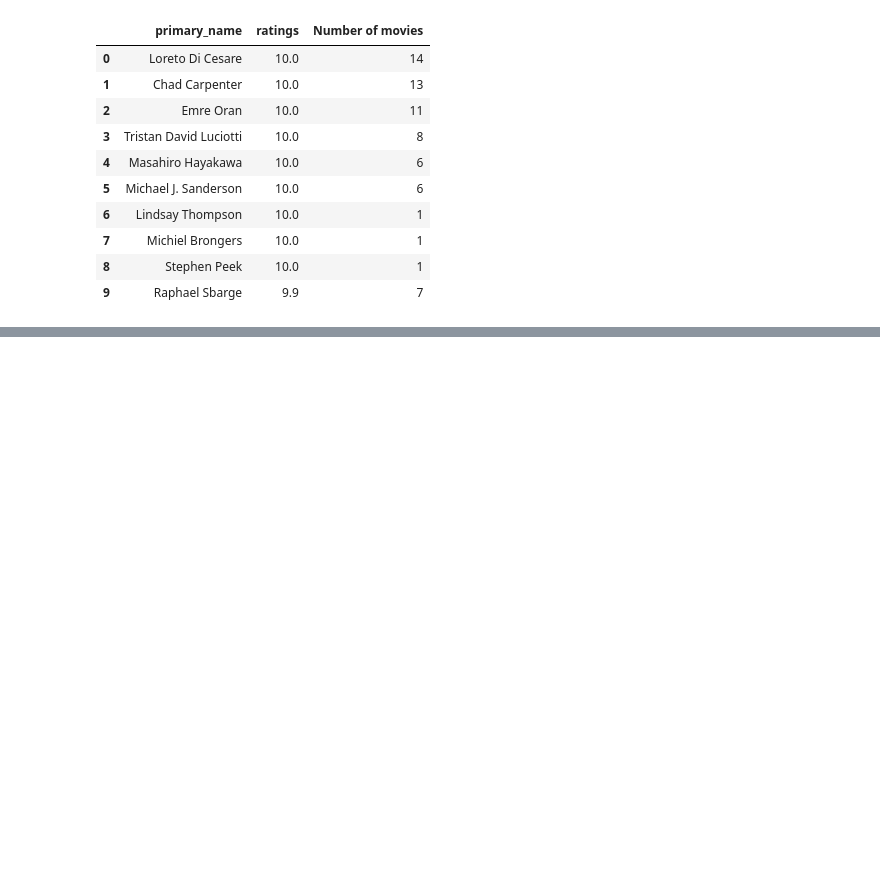
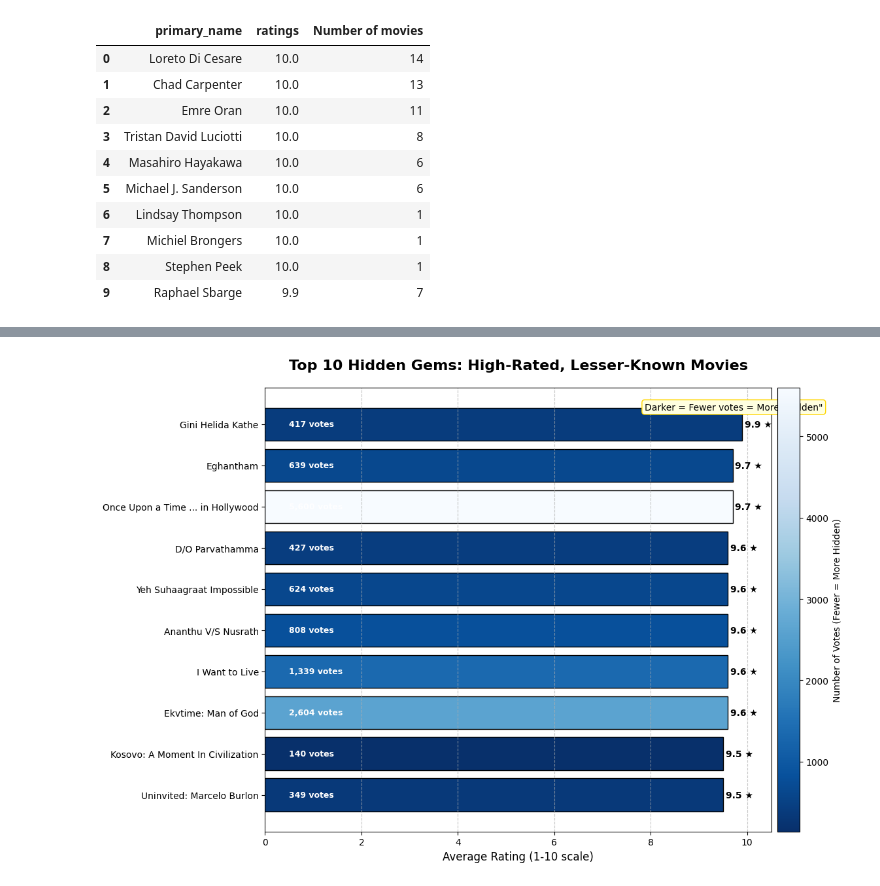
Before and after one commit to Hafsa-mohamed-Ad3n/Box-Office-Blueprint-Data-Driven-Insights-for-Microsoft-s-Movie-Studio-Launch, a Jupyter notebook: Database.ipynb, the cells around one changed output, grey strips where cells are left out. Saved outputs shown, nothing was run; the diff lists cells and outputs as text; code cells hidden in the pictures; blank space fills up the shorter version.

```diff
--- a/Database.ipynb
+++ b/Database.ipynb
@@ -919,0 +895,14 @@ LIMIT 10
+# %%
+df = pd.read_sql("""
+SELECT primary_title, averagerating, numvotes
+FROM movie_basics AS mb
+JOIN movie_ratings AS mr
+ON mb.movie_id = mr.movie_id
+WHERE numvotes BETWEEN 100 AND 1000
+AND averagerating >= 8
+GROUP BY primary_title
+ORDER BY averagerating DESC, numvotes ASC
+LIMIT 10
+""",con)
+
+df
@@ -919,0 +923,48 @@ LIMIT 10
+# %%
+# Assuming the DataFrame is stored as 'df'
+fig, ax = plt.subplots(figsize=(12, 8))
+
+# Create gradient coloring based on "hiddenness" (darker = fewer votes = more "hidden")
+min_votes = df['numvotes'].min()
+max_votes = df['numvotes'].max()
+norm = plt.Normalize(min_votes, max_votes)
+colors = plt.cm.Blues_r(norm(df['numvotes']))  # Reverse colormap: darker = fewer votes
+
+# Create bars with gradient coloring
+bars = ax.barh(df['primary_title'], df['averagerating'], color=colors, edgecolor='black')
+
+# Add rating and vote count labels
+for i, bar in enumerate(bars):
+    width = bar.get_width()
+    ax.text(width + 0.05, i,
+            f'{width:.1f} ★',
+            va='center', ha='left', fontsize=10, fontweight='bold')
+
+    # Position vote count at the base of the bar
+    ax.text(0.5, i,
+            f"{df['numvotes'][i]:,} votes",
+            va='center', ha='left',
+            color='white', fontsize=9, fontweight='bold')
+
+# Add hiddenness indicator
+ax.annotate('Darker = Fewer votes = More "Hidden"',
+            xy=(0.75, 0.95), xycoords='axes fraction',
+            fontsize=10, bbox=dict(boxstyle="round,pad=0.3", fc="lightyellow", ec="gold", lw=1))
+
+# Customize plot appearance
+ax.set_title('Top 10 Hidden Gems: High-Rated, Lesser-Known Movies', fontsize=16, pad=20, fontweight='bold')
+ax.set_xlabel('Average Rating (1-10 scale)', fontsize=12)
+ax.set_xlim(0, 10.5)
+ax.grid(axis='x', linestyle='--', alpha=0.7)
+ax.invert_yaxis()  # Highest rating at top
+
+# Create a colorbar to show vote scale
+sm = plt.cm.ScalarMappable(cmap=plt.cm.Blues_r, norm=norm)
+sm.set_array([])
+cbar = fig.colorbar(sm, ax=ax, pad=0.01)
+cbar.set_label('Number of Votes (Fewer = More Hidden)', fontsize=10)
+
+plt.tight_layout()
+plt.show()
+# %% [output]
+[figure, added]
```
Also changed, not shown: parts of 13 cells of this notebook.
